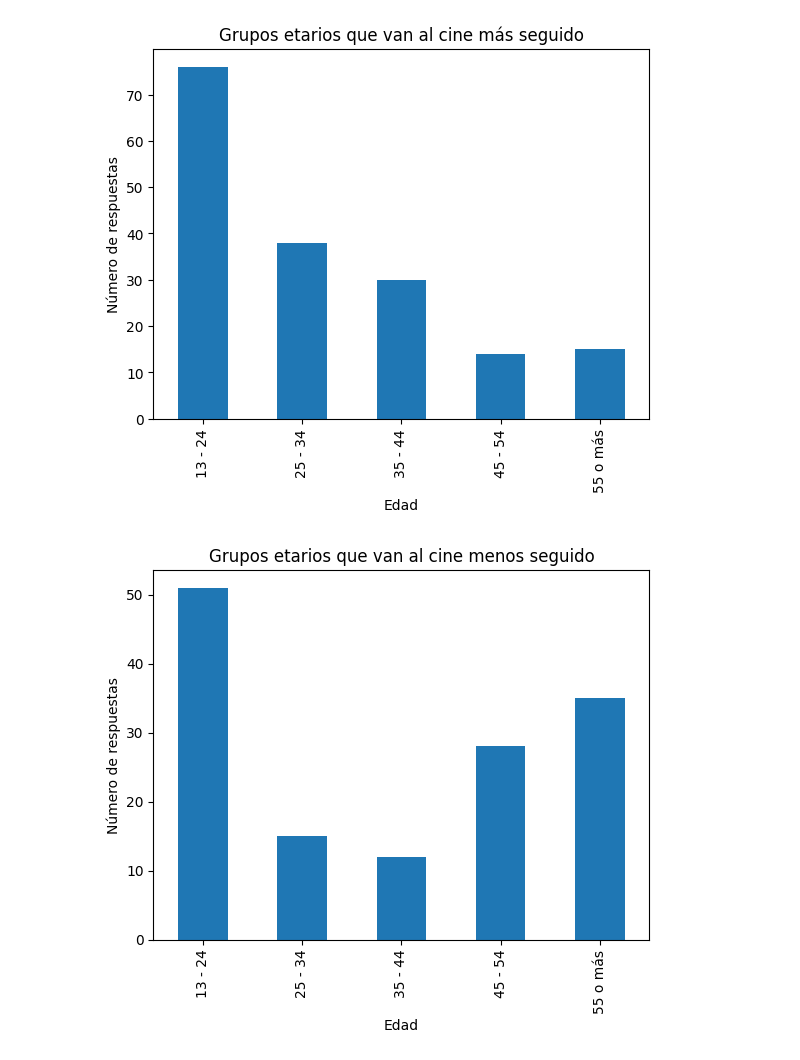
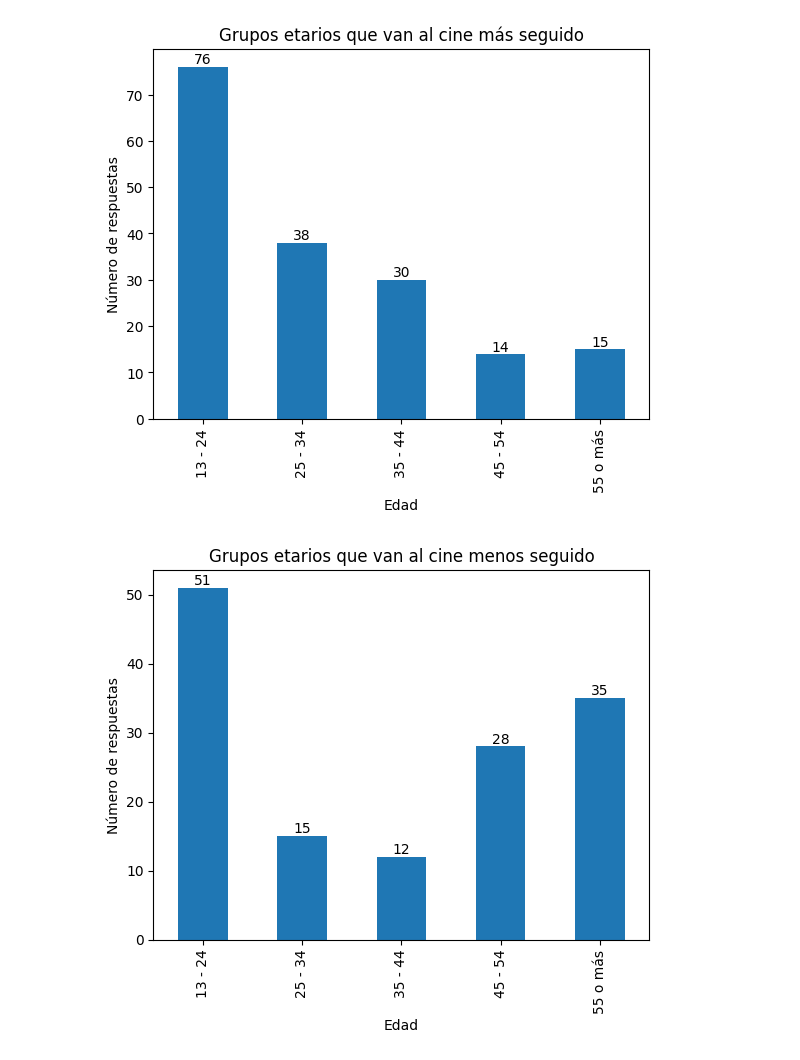
Before and after one commit to Incutti/TSopInfo_TPEncuesta, a Jupyter notebook: TpEncuesta.ipynb, the cells around one changed output. Saved outputs shown, nothing was run; the diff lists cells and outputs as text; code cells hidden in the pictures.

```diff
--- a/TpEncuesta.ipynb
+++ b/TpEncuesta.ipynb
@@ -101,26 +160,29 @@ csv.to_csv('./respuestasEncuestaModificadas.csv')
 # %%
 import matplotlib.pyplot as plt
 import pandas as pd
 
 csv = pd.read_csv('respuestasEncuestaModificadas.csv')
 
 filtered_data = csv[
     (csv['¿Con qué frecuencia aproximadamente va al cine?'] == 'Cada 3 meses.') |
     (csv['¿Con qué frecuencia aproximadamente va al cine?'] == 'Una o más veces al mes.')
 ]
 
 grouped_data = filtered_data.groupby('¿Qué edad tiene?').size()
 
 fig, ax = plt.subplots()
 grouped_data.plot(kind='bar', ax=ax)
 
 ax.set_xlabel('Edad')
 ax.set_ylabel('Número de respuestas')
 ax.set_title('Grupos etarios que van al cine más seguido')
 
+for i, value in enumerate(grouped_data):
+    plt.annotate(str(value), xy=(i, value), ha='center', va='bottom')
+
 plt.show()
 # %% [output]
-[figure, old version]
+[figure, new version]
 # %%
 import matplotlib.pyplot as plt
 import pandas as pd
@@ -141,9 +203,12 @@ ax.set_xlabel('Edad')
 ax.set_ylabel('Número de respuestas')
 ax.set_title('Grupos etarios que van al cine menos seguido')
 
+for i, value in enumerate(grouped_data):
+    plt.annotate(str(value), xy=(i, value), ha='center', va='bottom')
+
 plt.show()
 # %% [output]
-[figure, old version]
+[figure, new version]
 # %%
 import matplotlib.pyplot as plt
 import pandas as pd
```
Also changed, not shown: parts of 4 cells of this notebook.
